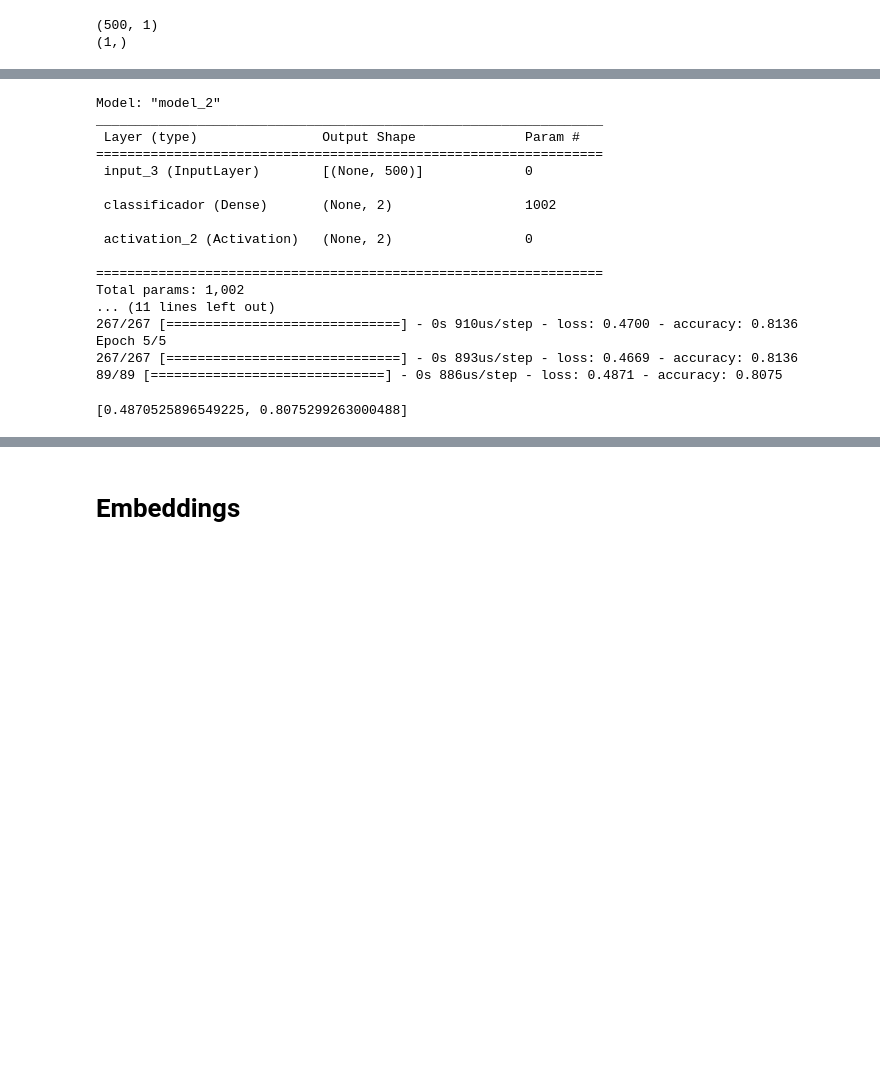
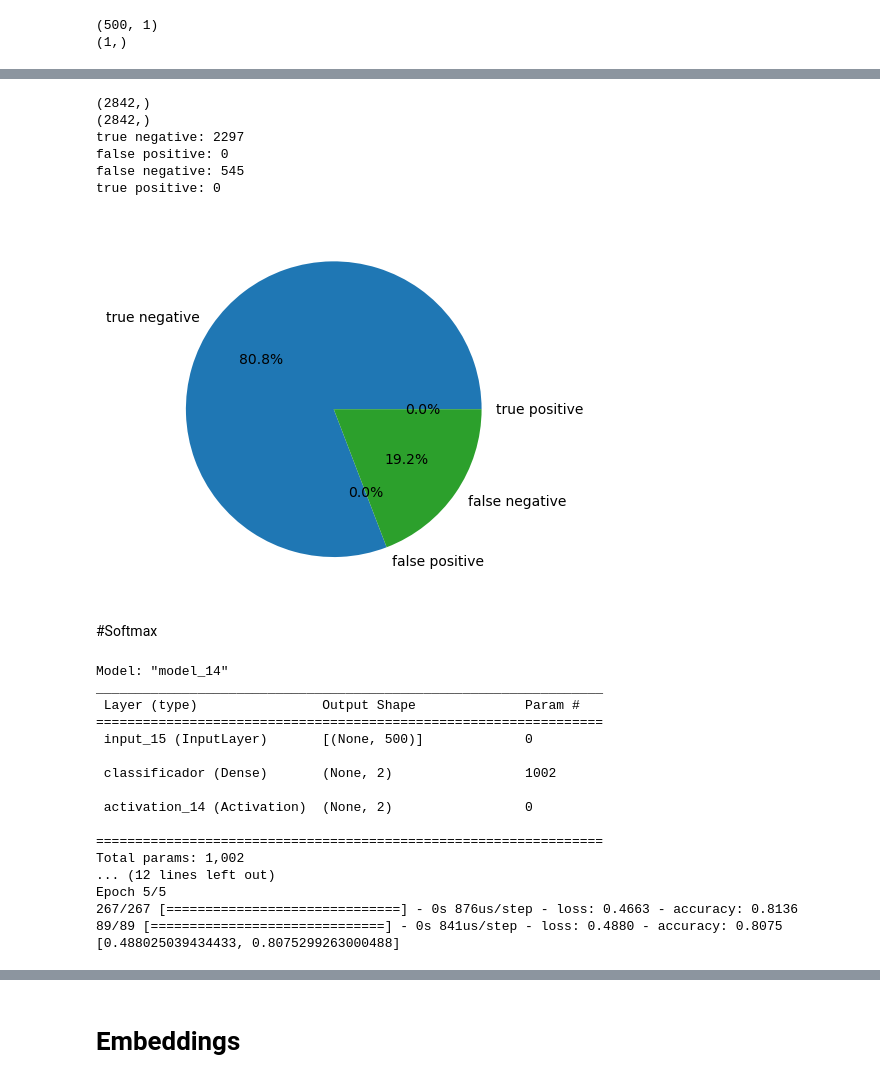
Before and after one commit to Marcompp/nlp_yugi, a Jupyter notebook: Classificador.ipynb, the cells around one changed output, grey strips where cells are left out. Drawn from its saved outputs; the diff is of its cells as text; code cells hidden in the pictures; blank space fills up the shorter version.

```diff
--- a/Classificador.ipynb
+++ b/Classificador.ipynb
@@ -287,6 +252,7 @@ import tensorflow as tf
 from tensorflow.keras.utils import plot_model
 # %%
 model_data = df_yu.copy()
+method = methods[1]
 train_data, test_data = train_test_split(model_data, test_size=0.25, random_state=42)
 X_train = train_data["text"]
 y_train = train_data["isGood"]
@@ -398,2 +371,20 @@ plt.show()
+# %%
+y_t = np.asarray(y_test)
+y_p = np.argmax(y_pred,axis=1)
+
+build_confusion_matrix(y_t,y_p,method)
+
+#np.argmax(np.asarray(y_test),axis=1).flatten()
+#y_p = np.argmax(clf.predict(X_test), axis=1)
+# %% [output]
+(2842,)
+(2842,)
+true negative: 2297
+false positive: 0
+false negative: 545
+true positive: 0
+[figure, added]
+# %% [markdown]
+#Softmax
 # %%
 from sklearn.preprocessing import OneHotEncoder
@@ -413,23 +406,24 @@ clf = softmax_model()
 print(clf.summary())
 clf.compile(loss='categorical_crossentropy', metrics=['accuracy'])
 history = clf.fit(X_train_, y_train_, epochs=5, verbose=1) # validation_split=0.1
-clf.evaluate(X_test_, y_test_)
+evaluation = clf.evaluate(X_test_, y_test_)
+print(evaluation)
+acc = evaluation[1]
 # %% [output]
-Model: "model_2"
+Model: "model_14"
 _________________________________________________________________
  Layer (type)                Output Shape              Param #
 =================================================================
- input_3 (InputLayer)        [(None, 500)]             0
+ input_15 (InputLayer)       [(None, 500)]             0
 
  classificador (Dense)       (None, 2)                 1002
 
- activation_2 (Activation)   (None, 2)                 0
+ activation_14 (Activation)  (None, 2)                 0
 
 =================================================================
 Total params: 1,002
-... (11 lines left out)
-267/267 [==============================] - 0s 910us/step - loss: 0.4700 - accuracy: 0.8136
+... (12 lines left out)
 Epoch 5/5
-267/267 [==============================] - 0s 893us/step - loss: 0.4669 - accuracy: 0.8136
-89/89 [==============================] - 0s 886us/step - loss: 0.4871 - accuracy: 0.8075
+267/267 [==============================] - 0s 876us/step - loss: 0.4663 - accuracy: 0.8136
+89/89 [==============================] - 0s 841us/step - loss: 0.4880 - accuracy: 0.8075
+[0.488025039434433, 0.8075299263000488]
-[0.4870525896549225, 0.8075299263000488]
```
Also changed, not shown: parts of 74 cells of this notebook, 3 other files.
